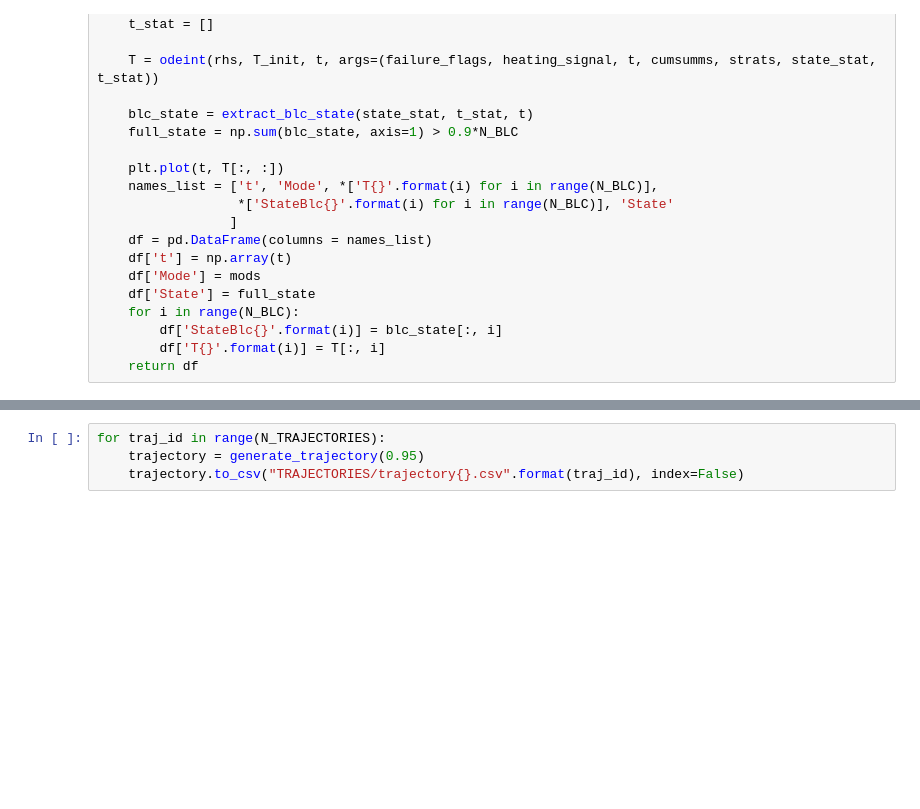
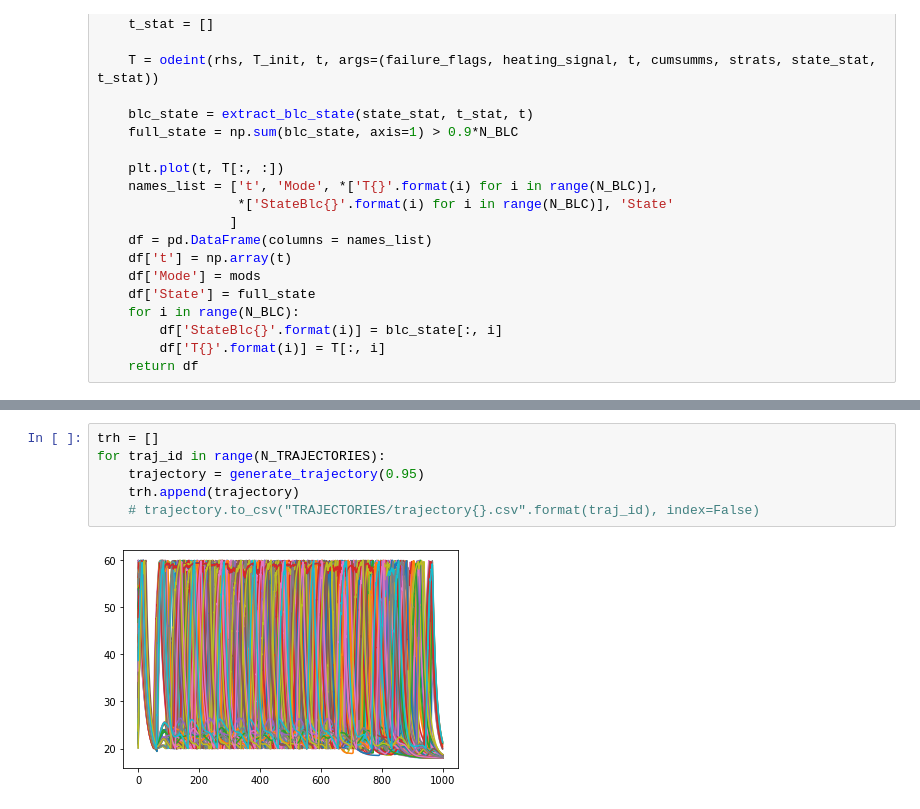
Before and after one commit to VasilievArtyom/blc_thermal_model, a Jupyter notebook: datagenerator/generator.ipynb, the cells around one changed output, grey strips where cells are left out. Saved outputs shown, nothing was run; the diff lists cells and outputs as text; blank space fills up the shorter version.

```diff
--- a/datagenerator/generator.ipynb
+++ b/datagenerator/generator.ipynb
@@ -293,4 +294,8 @@ generate_trajectory(0.95)
 # %%
+trh = []
 for traj_id in range(N_TRAJECTORIES):
     trajectory = generate_trajectory(0.95)
-    trajectory.to_csv("TRAJECTORIES/trajectory{}.csv".format(traj_id), index=False)
+    trh.append(trajectory)
+    # trajectory.to_csv("TRAJECTORIES/trajectory{}.csv".format(traj_id), index=False)
+# %% [output]
+[figure, added]
```
Also changed, not shown: parts of 16 cells of this notebook, 10 other files.
